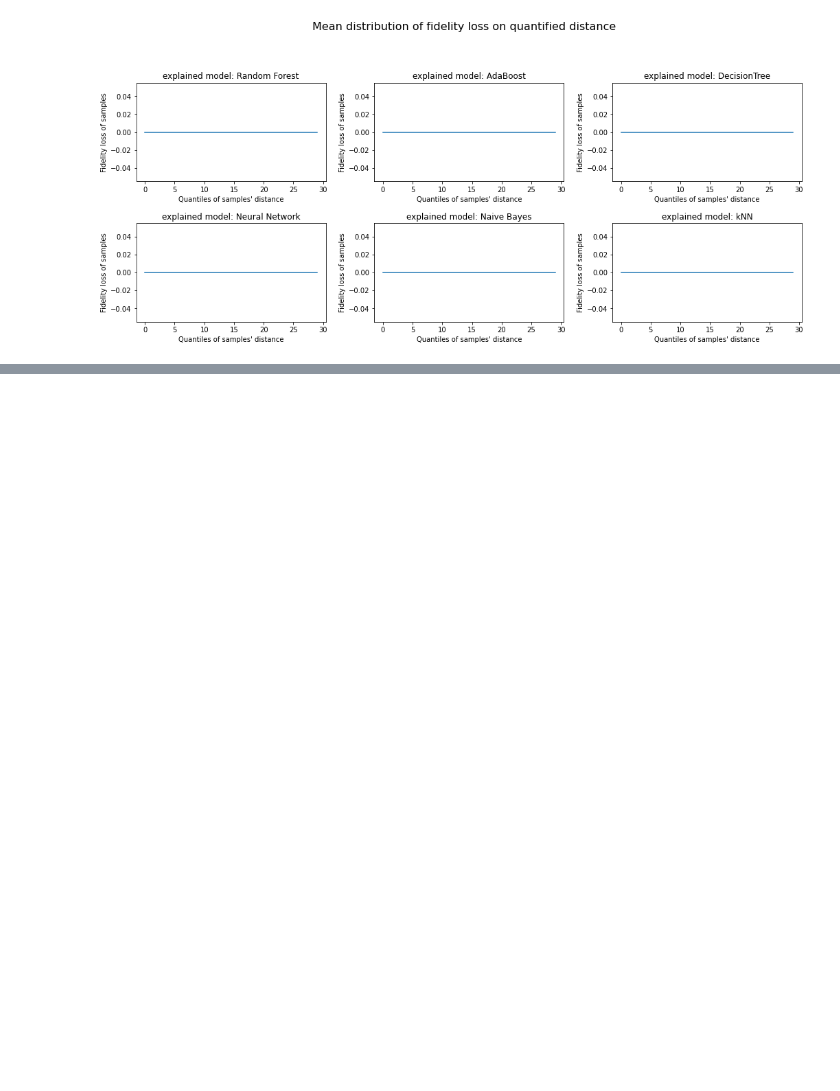
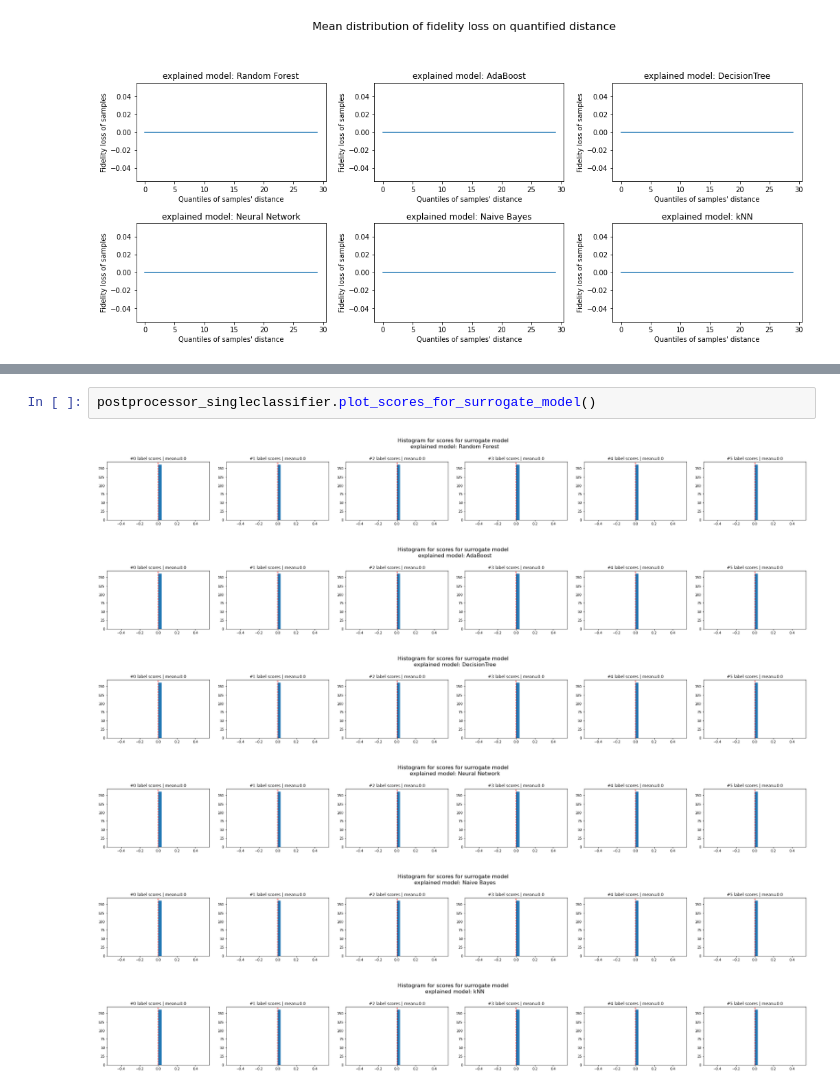
Before and after one commit to vonHousen/lime, a Jupyter notebook: doc/mod/notebooks/EfficiencyTest_Wine.ipynb, the cells around one changed output, grey strips where cells are left out. Saved outputs shown, nothing was run; the diff lists cells and outputs as text; blank space fills up the shorter version.

```diff
--- a/doc/mod/notebooks/EfficiencyTest_Wine.ipynb
+++ b/doc/mod/notebooks/EfficiencyTest_Wine.ipynb
@@ -409,0 +484,9 @@ postprocessor_multiclassifier.plot_fidelity_loss_distribution(domain_unit="Quant
+# %%
+postprocessor_singleclassifier.plot_scores_for_surrogate_model()
+# %% [output]
+[figure, added]
+[figure, added]
+[figure, added]
+[figure, added]
+[figure, added]
+[figure, added]
```
Also changed, not shown: parts of 8 cells of this notebook, 12 other files.
